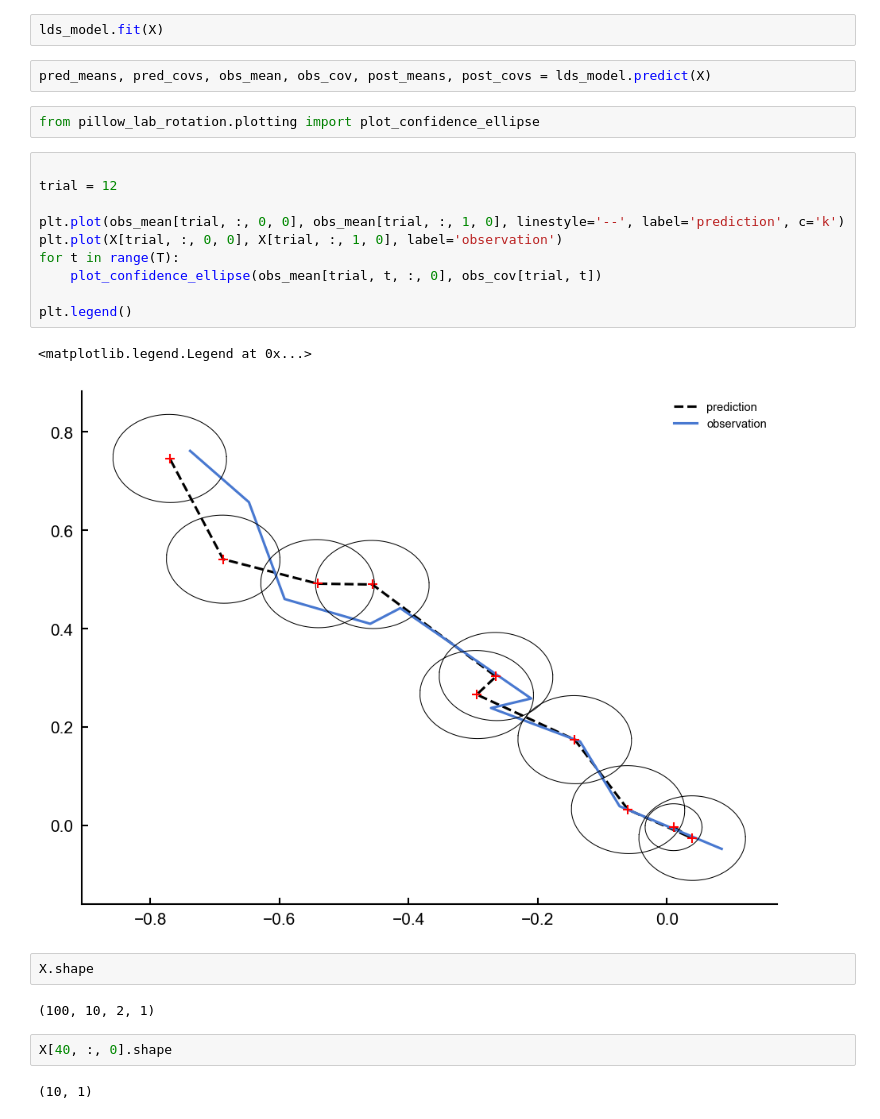
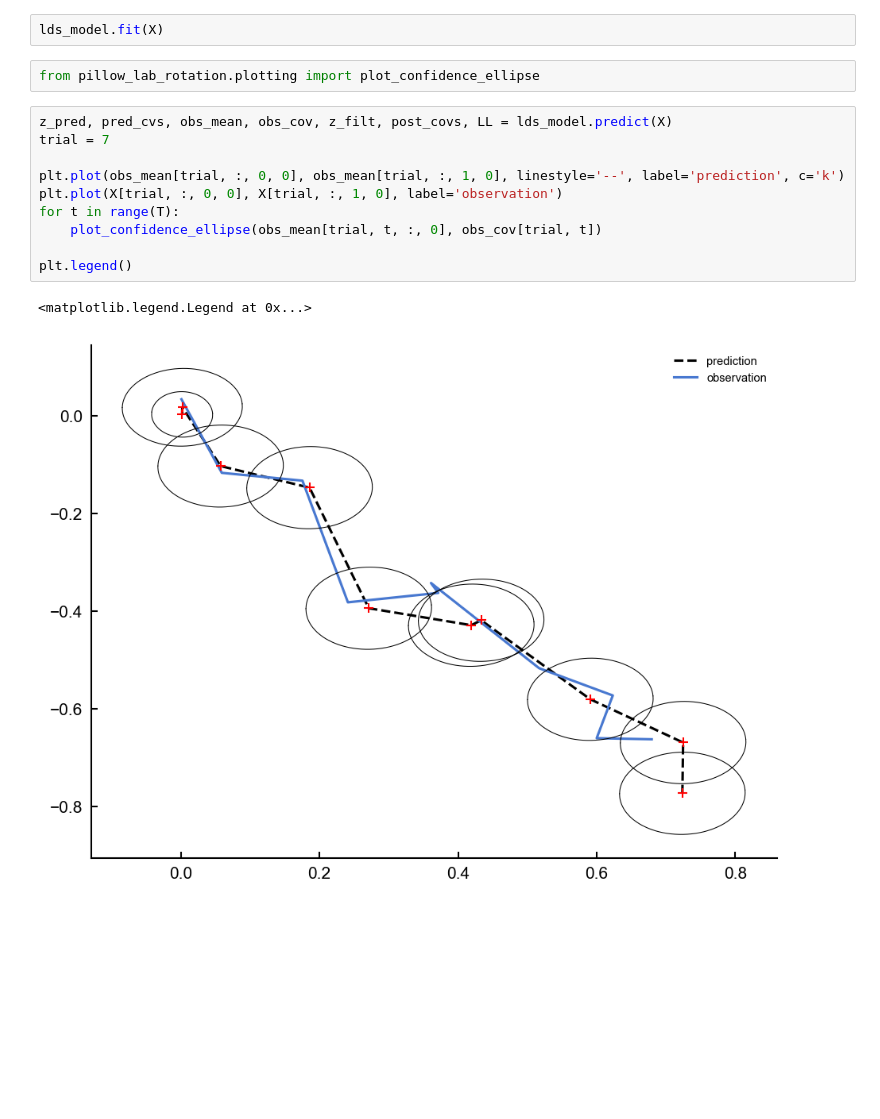
Before and after one commit to jeremyschroeter/pillow_lab_rotation, a Jupyter notebook: notebooks/kalman_practice.ipynb, the cells around one changed output. Saved outputs shown, nothing was run; the diff lists cells and outputs as text; blank space fills up the shorter version.

```diff
--- a/notebooks/kalman_practice.ipynb
+++ b/notebooks/kalman_practice.ipynb
@@ -29,28 +29,18 @@ reload(lds)
 lds_model = lds.LinearDynamicalSystem(2, 2)
 # %%
 lds_model.fit(X)
-# %%
-pred_means, pred_covs, obs_mean, obs_cov, post_means, post_covs = lds_model.predict(X)
 # %%
 from pillow_lab_rotation.plotting import plot_confidence_ellipse
 # %%
-
-trial = 12
+z_pred, pred_cvs, obs_mean, obs_cov, z_filt, post_covs, LL = lds_model.predict(X)
+trial = 7
 
 plt.plot(obs_mean[trial, :, 0, 0], obs_mean[trial, :, 1, 0], linestyle='--', label='prediction', c='k')
 plt.plot(X[trial, :, 0, 0], X[trial, :, 1, 0], label='observation')
 for t in range(T):
     plot_confidence_ellipse(obs_mean[trial, t, :, 0], obs_cov[trial, t])
 
 plt.legend()
 # %% [output]
 <matplotlib.legend.Legend at 0x...>
-[figure, old version]
+[figure, new version]
-# %%
-X.shape
-# %% [output]
-(100, 10, 2, 1)
-# %%
-X[40, :, 0].shape
-# %% [output]
-(10, 1)
```
Also changed, not shown: parts of 1 cell of this notebook, 5 other files.
